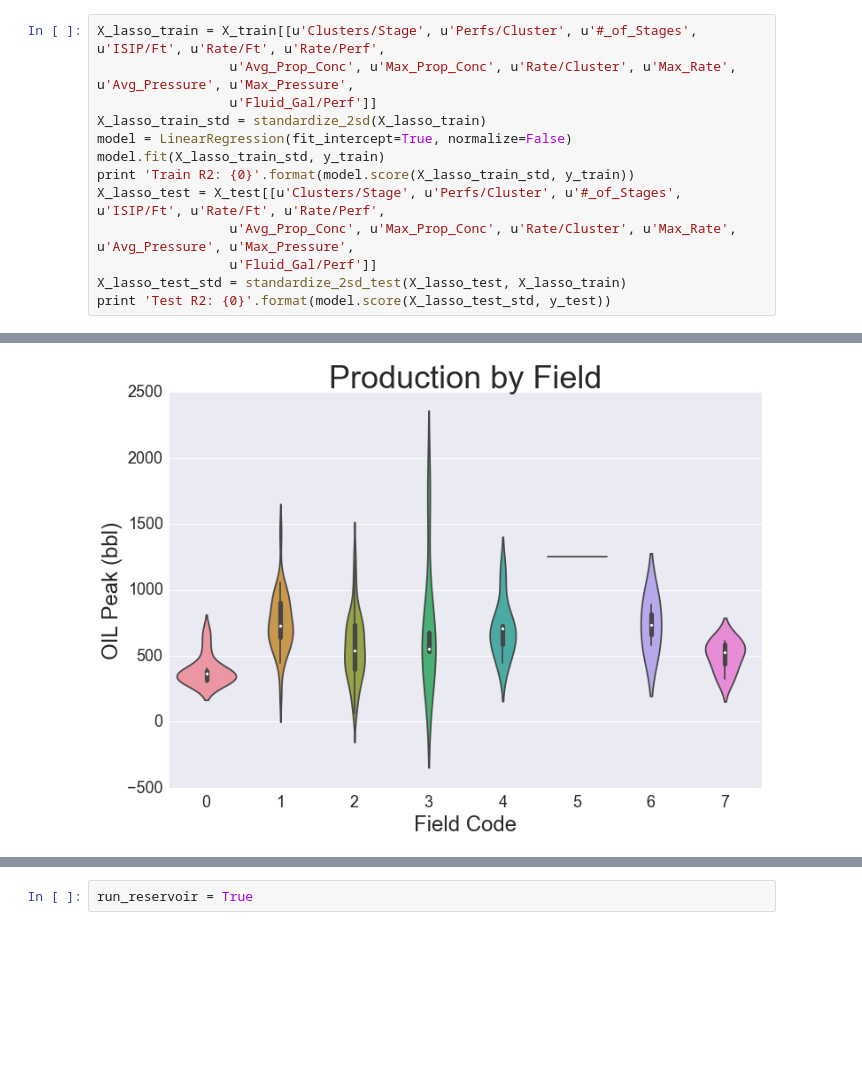
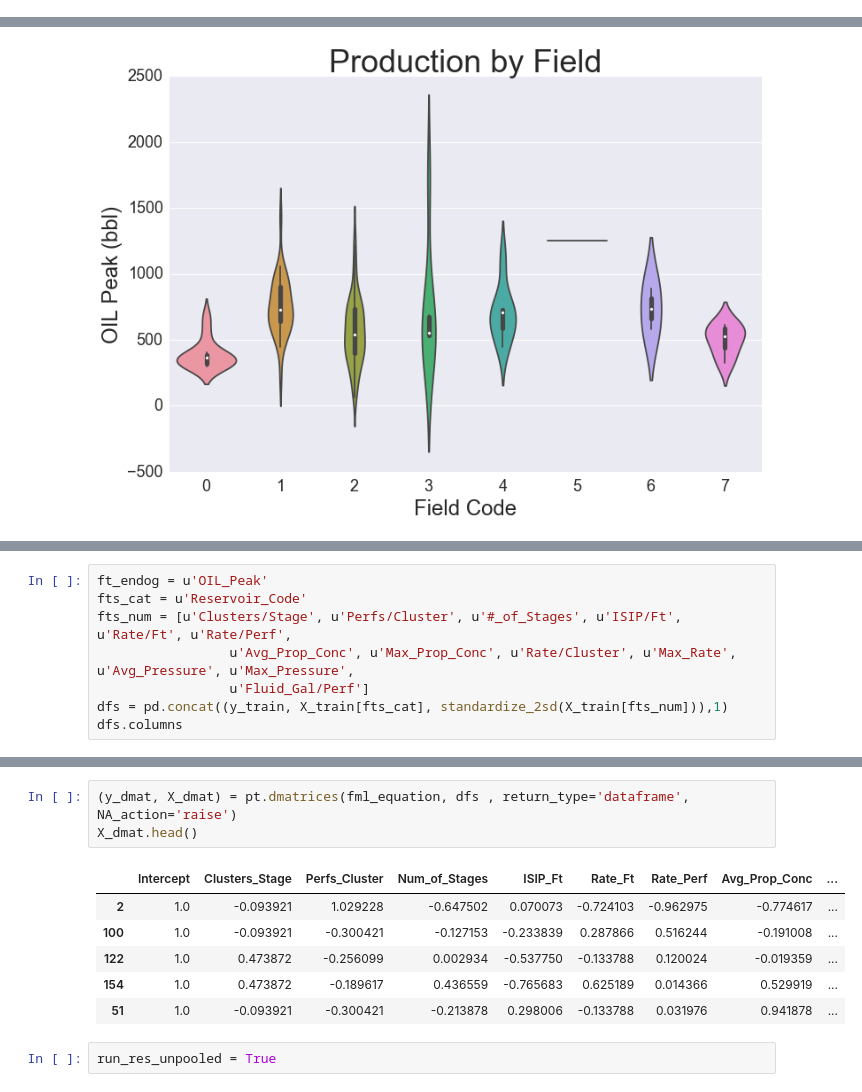
Before and after one commit to jpgrana/bayesian-approach-predicting-well-production, a Jupyter notebook: model_reservoir.ipynb, the cells around one changed output, grey strips where cells are left out. Cells and saved outputs as stored; diff of their text form; blank space fills up the shorter version.

```diff
--- a/model_reservoir.ipynb
+++ b/model_reservoir.ipynb
@@ -73,13 +54,0 @@ def standardize_2sd_test(df_test, df_train):
-# %%
-X_lasso_train = X_train[[u'Clusters/Stage', u'Perfs/Cluster', u'#_of_Stages', u'ISIP/Ft', u'Rate/Ft', u'Rate/Perf',
-                 u'Avg_Prop_Conc', u'Max_Prop_Conc', u'Rate/Cluster', u'Max_Rate', u'Avg_Pressure', u'Max_Pressure',
-                 u'Fluid_Gal/Perf']]
-X_lasso_train_std = standardize_2sd(X_lasso_train)
-model = LinearRegression(fit_intercept=True, normalize=False)
-model.fit(X_lasso_train_std, y_train)
-print 'Train R2: {0}'.format(model.score(X_lasso_train_std, y_train))
-X_lasso_test = X_test[[u'Clusters/Stage', u'Perfs/Cluster', u'#_of_Stages', u'ISIP/Ft', u'Rate/Ft', u'Rate/Perf',
-                 u'Avg_Prop_Conc', u'Max_Prop_Conc', u'Rate/Cluster', u'Max_Rate', u'Avg_Pressure', u'Max_Pressure',
-                 u'Fluid_Gal/Perf']]
-X_lasso_test_std = standardize_2sd_test(X_lasso_test, X_lasso_train)
-print 'Test R2: {0}'.format(model.score(X_lasso_test_std, y_test))
@@ -212,0 +99,8 @@ Index([u'Clusters/Stage', u'Perfs/Cluster', u'#_of_Stages', u'ISIP/Ft',
+# %%
+ft_endog = u'OIL_Peak'
+fts_cat = u'Reservoir_Code'
+fts_num = [u'Clusters/Stage', u'Perfs/Cluster', u'#_of_Stages', u'ISIP/Ft', u'Rate/Ft', u'Rate/Perf',
+                 u'Avg_Prop_Conc', u'Max_Prop_Conc', u'Rate/Cluster', u'Max_Rate', u'Avg_Pressure', u'Max_Pressure',
+                 u'Fluid_Gal/Perf']
+dfs = pd.concat((y_train, X_train[fts_cat], standardize_2sd(X_train[fts_num])),1)
+dfs.columns
@@ -213,2 +126,12 @@ Index([u'Clusters/Stage', u'Perfs/Cluster', u'#_of_Stages', u'ISIP/Ft',
+# %%
+(y_dmat, X_dmat) = pt.dmatrices(fml_equation, dfs , return_type='dataframe', NA_action='raise')
+X_dmat.head()
+# %% [output]
+|  | Intercept | Clusters_Stage | Perfs_Cluster | Num_of_Stages | ISIP_Ft | Rate_Ft | Rate_Perf | Avg_Prop_Conc | ... |
+| 2 | 1.0 | -0.093921 | 1.029228 | -0.647502 | 0.070073 | -0.724103 | -0.962975 | -0.774617 | ... |
+| 100 | 1.0 | -0.093921 | -0.300421 | -0.127153 | -0.233839 | 0.287866 | 0.516244 | -0.191008 | ... |
+| 122 | 1.0 | 0.473872 | -0.256099 | 0.002934 | -0.537750 | -0.133788 | 0.120024 | -0.019359 | ... |
+| 154 | 1.0 | 0.473872 | -0.189617 | 0.436559 | -0.765683 | 0.625189 | 0.014366 | 0.529919 | ... |
+| 51 | 1.0 | -0.093921 | -0.300421 | -0.213878 | 0.298006 | -0.133788 | 0.031976 | 0.941878 | ... |
 # %%
-run_reservoir = True
+run_res_unpooled = True
```
Also changed, not shown: parts of 28 cells of this notebook.
